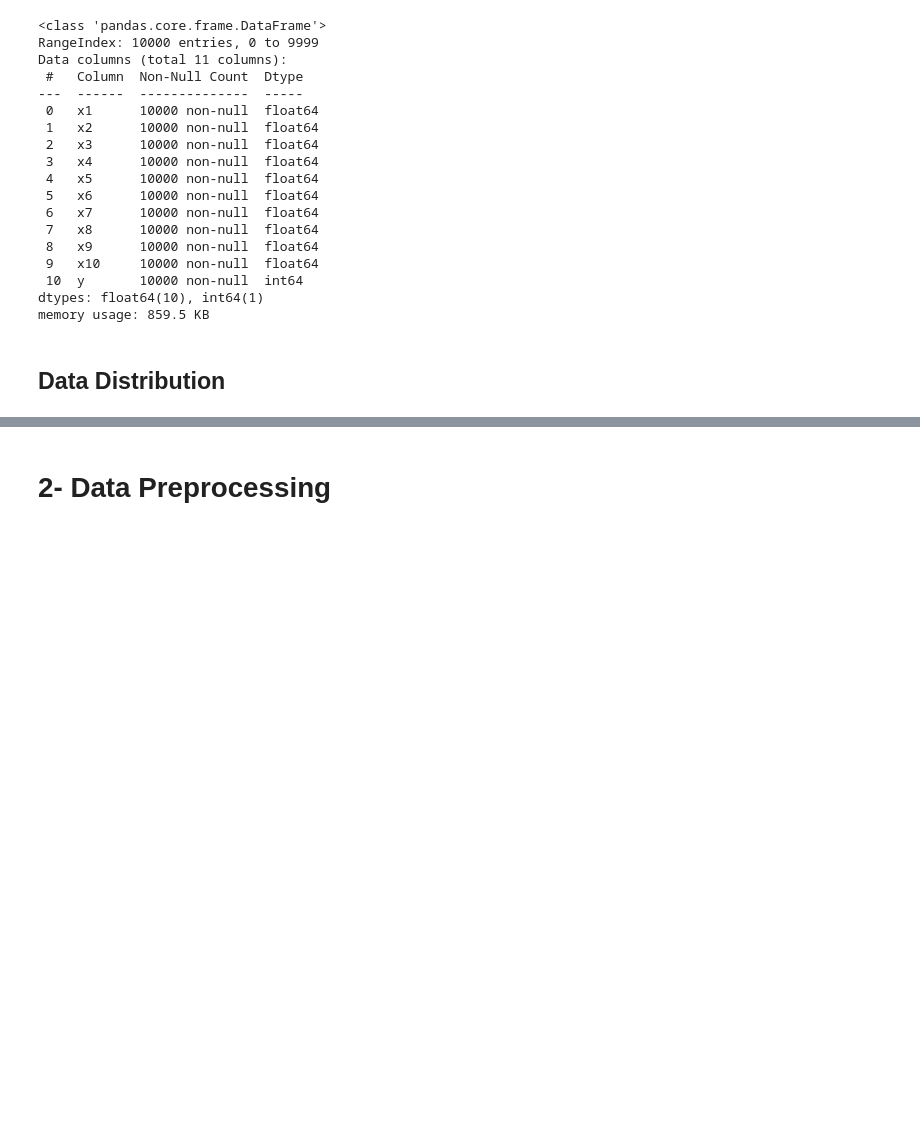
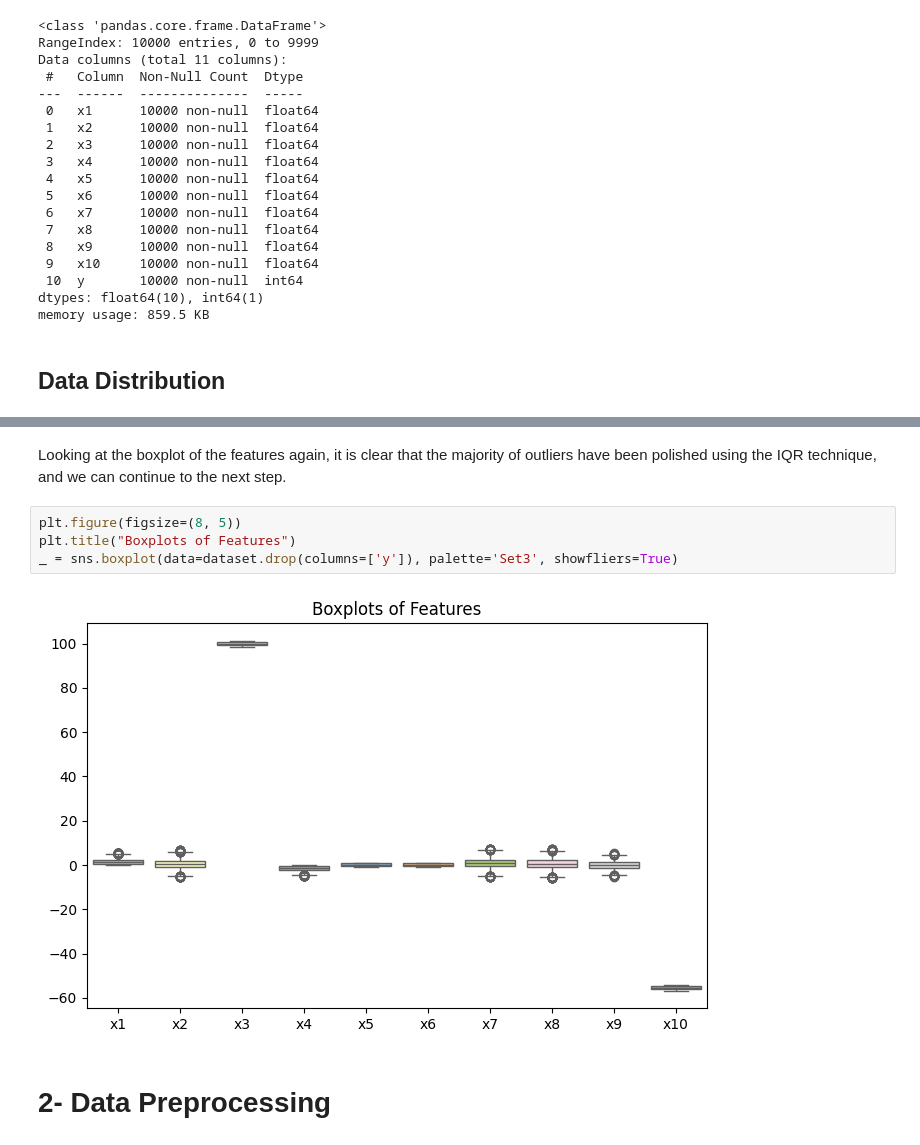
Before and after one commit to tabaraei/Kernelized-Linear-Classification, a Jupyter notebook: Kernelized_Linear_Classification.ipynb, the cells around one changed output, grey strips where cells are left out. Saved outputs shown, nothing was run; the diff lists cells and outputs as text; blank space fills up the shorter version.

```diff
--- a/Kernelized_Linear_Classification.ipynb
+++ b/Kernelized_Linear_Classification.ipynb
@@ -73,3 +107,11 @@ dataset.describe()
+# %% [markdown]
+Looking at the boxplot of the features again, it is clear that the majority of outliers have been polished using the IQR technique, and we can continue to the next step.
+# %%
+plt.figure(figsize=(8, 5))
+plt.title("Boxplots of Features")
+_ = sns.boxplot(data=dataset.drop(columns=['y']), palette='Set3', showfliers=True)
+# %% [output]
+[figure, added]
 # %% [markdown]
 # 2- Data Preprocessing
 # %% [markdown]
```
Also changed, not shown: parts of 10 cells of this notebook.
